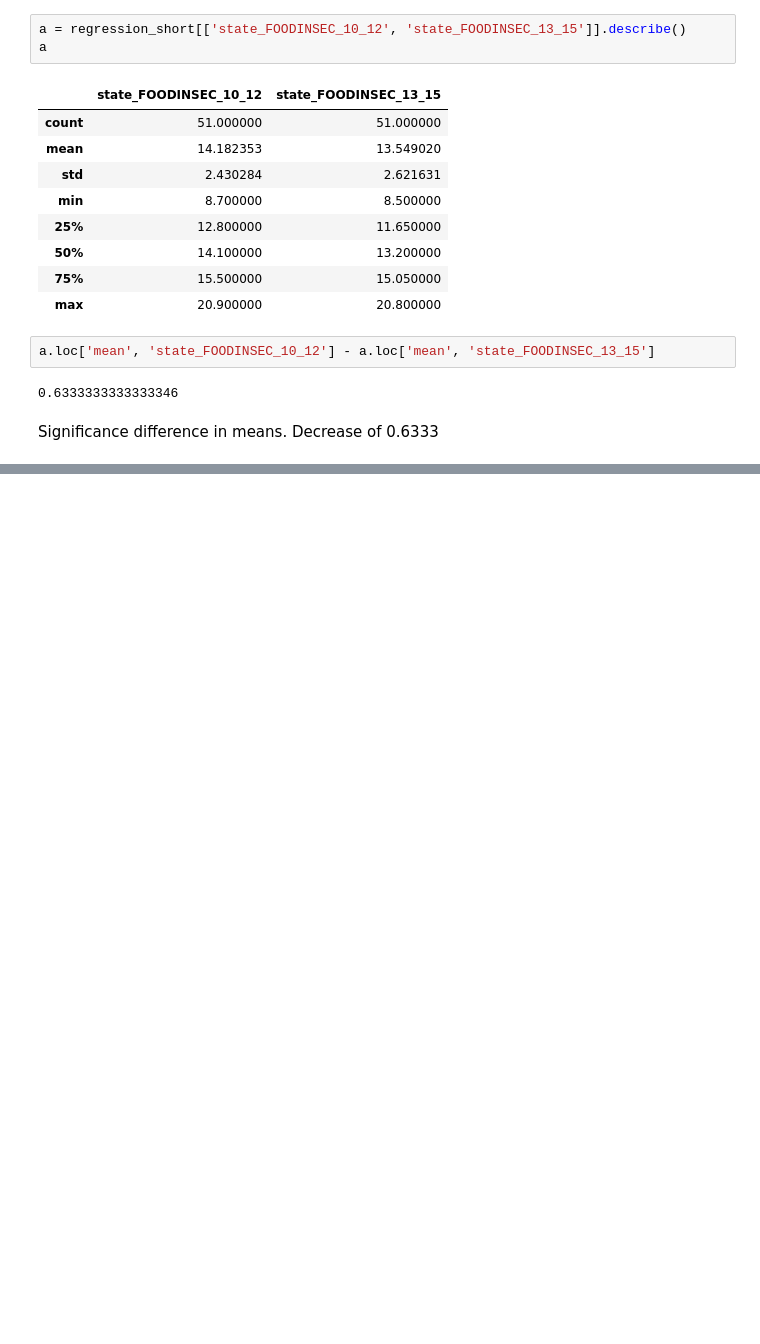
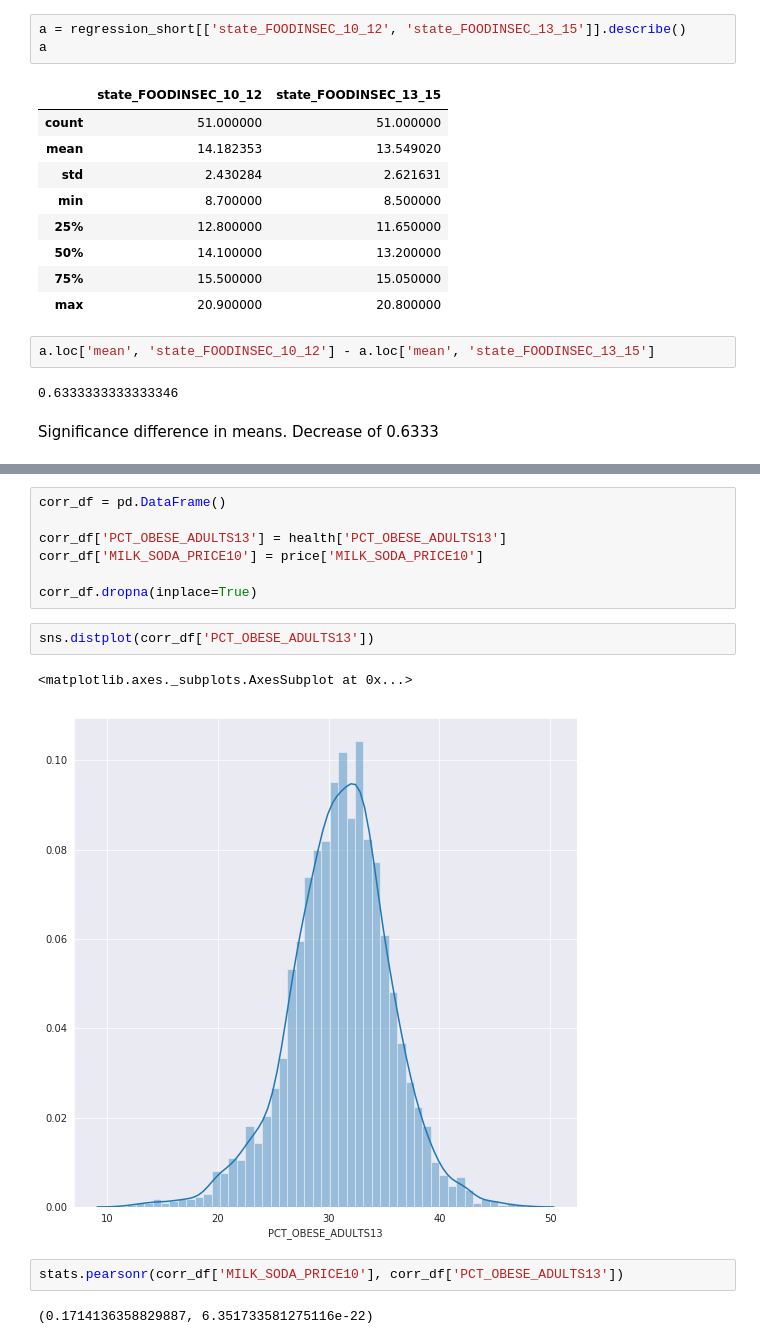
Before and after one commit to chriscross00/projects, a Jupyter notebook: food_security/notebooks/stats.ipynb, the cells around one changed output, grey strips where cells are left out. Saved outputs shown, nothing was run; the diff lists cells and outputs as text; blank space fills up the shorter version.

Commit message:
tried corr

```diff
--- a/food_security/notebooks/stats.ipynb
+++ b/food_security/notebooks/stats.ipynb
@@ -112,0 +122,16 @@ Significance difference in means. Decrease of 0.6333
+# %%
+corr_df = pd.DataFrame()
+
+corr_df['PCT_OBESE_ADULTS13'] = health['PCT_OBESE_ADULTS13']
+corr_df['MILK_SODA_PRICE10'] = price['MILK_SODA_PRICE10']
+
+corr_df.dropna(inplace=True)
+# %%
+sns.distplot(corr_df['PCT_OBESE_ADULTS13'])
+# %% [output]
+<matplotlib.axes._subplots.AxesSubplot at 0x...>
+[figure, added]
+# %%
+stats.pearsonr(corr_df['MILK_SODA_PRICE10'], corr_df['PCT_OBESE_ADULTS13'])
+# %% [output]
+(0.1714136358829887, 6.351733581275116e-22)
```
Also changed, not shown: parts of 3 cells of this notebook, 5 other files.
